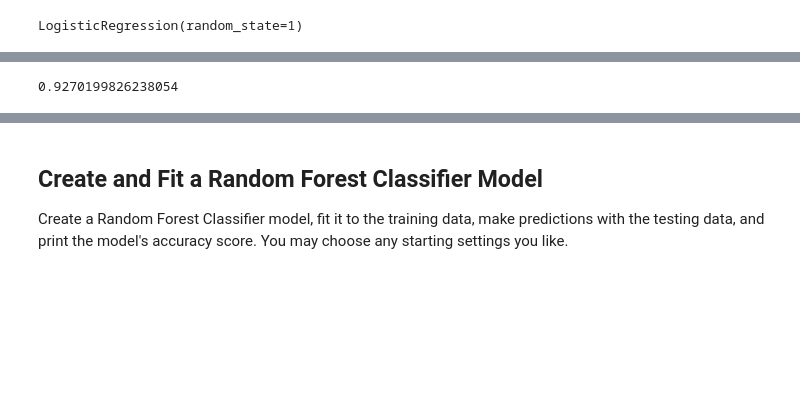
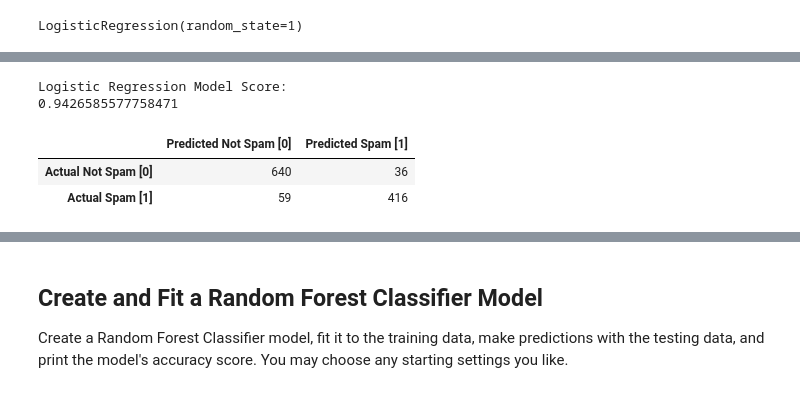
Before and after one commit to rune-encoder/classification-challenge, a Jupyter notebook: spam_detector.ipynb, the cells around one changed output, grey strips where cells are left out. Saved outputs shown, nothing was run; the diff lists cells and outputs as text; code cells hidden in the pictures; blank space fills up the shorter version.

```diff
--- a/spam_detector.ipynb
+++ b/spam_detector.ipynb
@@ -171,6 +176,22 @@ array([0, 1, 0, ..., 0, 0, 0], dtype=int64)
 # Calculate the accuracy score by evaluating `y_test` vs. `testing_predictions`.
 lr_score = accuracy_score(y_test, y_predictions)
 
-lr_score
+print("Logistic Regression Model Score:", lr_score, sep="\n")
 # %% [output]
-0.9270199826238054
+Logistic Regression Model Score:
+0.9426585577758471
+# %%
+# Display the confusion matrix
+lr_matrix = confusion_matrix(y_test, y_predictions)
+
+lr_matrix_df = pd.DataFrame(
+    lr_matrix,
+    index=["Actual Not Spam [0]", "Actual Spam [1]"],
+    columns=["Predicted Not Spam [0]", "Predicted Spam [1]"]
+)
+
+lr_matrix_df
+# %% [output]
+|  | Predicted Not Spam [0] | Predicted Spam [1] |
+| Actual Not Spam [0] | 640 | 36 |
+| Actual Spam [1] | 59 | 416 |
```
Also changed, not shown: parts of 18 cells of this notebook.
